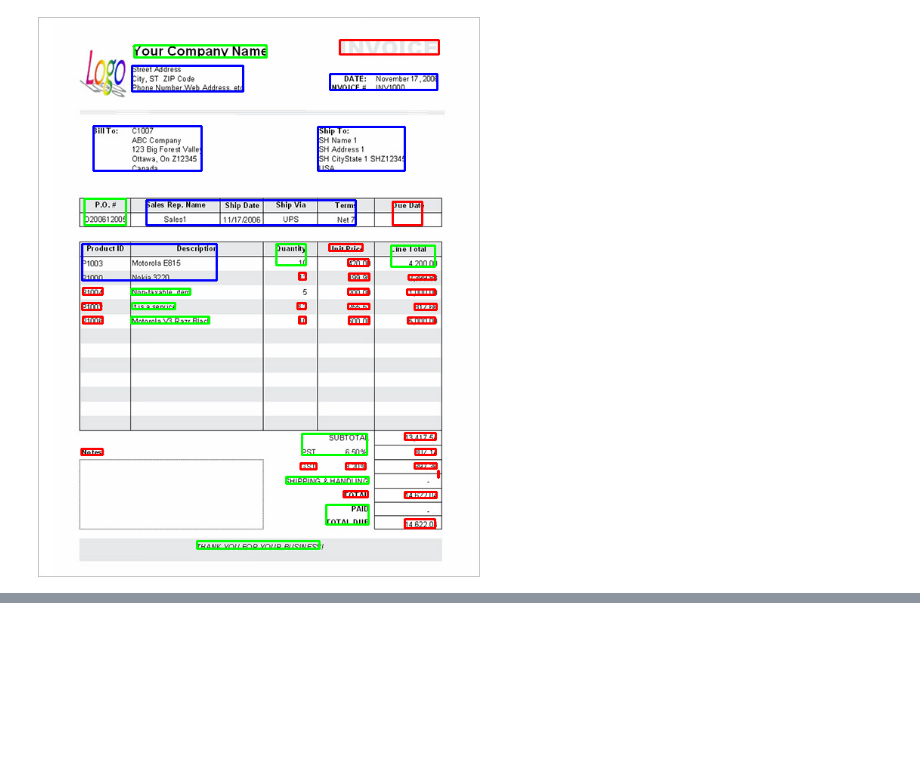
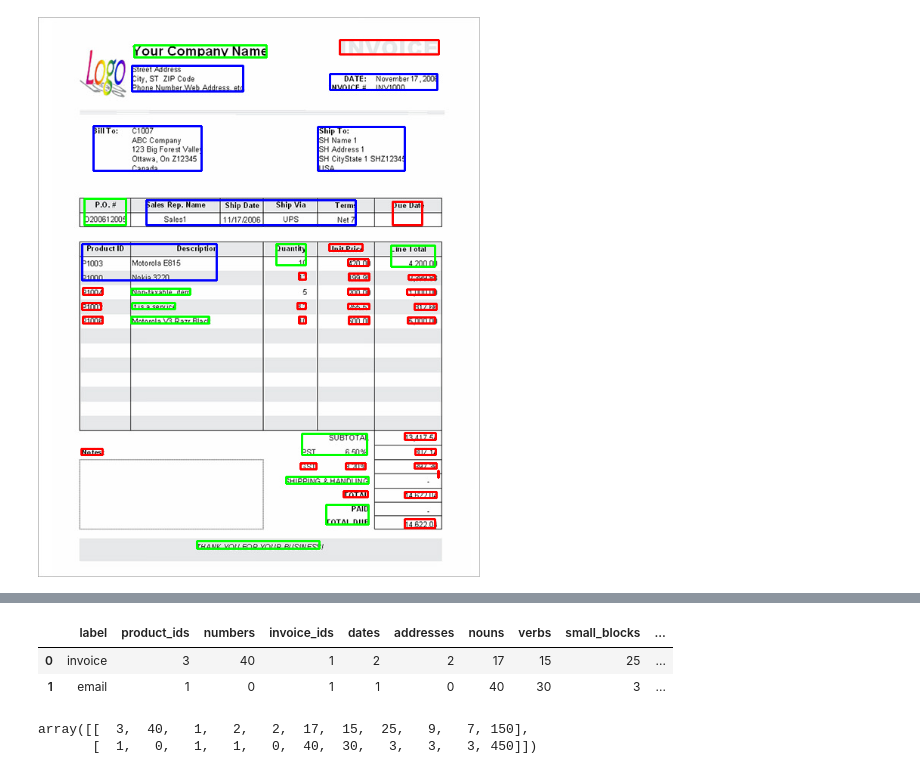
Before and after one commit to nramaker/nltk-demo, a Jupyter notebook: Google_Draw.ipynb, the cells around one changed output, grey strips where cells are left out. Cells and saved outputs as stored; diff of their text form; code cells hidden in the pictures; blank space fills up the shorter version.

```diff
--- a/Google_Draw.ipynb
+++ b/Google_Draw.ipynb
@@ -174,0 +350,21 @@ u'Your Company Name\nINVOICE\nStreet Address\nCity, ST ZIP Code\nPhone Number ,
+# %%
+dataframe = pd.read_csv("doc_data.csv")
+dataframe
+# %% [output]
+|  | label | product_ids | numbers | invoice_ids | dates | addresses | nouns | verbs | small_blocks | ... |
+| 0 | invoice | 3 | 40 | 1 | 2 | 2 | 17 | 15 | 25 | ... |
+| 1 | email | 1 | 0 | 1 | 1 | 0 | 40 | 30 | 3 | ... |
+# %%
+inputFeatures=dataframe.as_matrix()
+labels=dataframe.loc[:,['label']].as_matrix()
+labels
+
+inputFeatures=dataframe.drop(['label'],axis=1).as_matrix()
+inputFeatures
+
+label,product_ids,numbers,invoice_ids,dates,addresses,nouns,verbs, small_blocks, med_blocks, large_blocks, total_words
+invoice,3,40,1,2,2,17,15,25,9,7,150
+email,1,0,1,1,0,40,30, 3,3,3, 450
+# %% [output]
+array([[  3,  40,   1,   2,   2,  17,  15,  25,   9,   7, 150],
+       [  1,   0,   1,   1,   0,  40,  30,   3,   3,   3, 450]])
```
Also changed, not shown: parts of 7 cells of this notebook, 2 other files.
